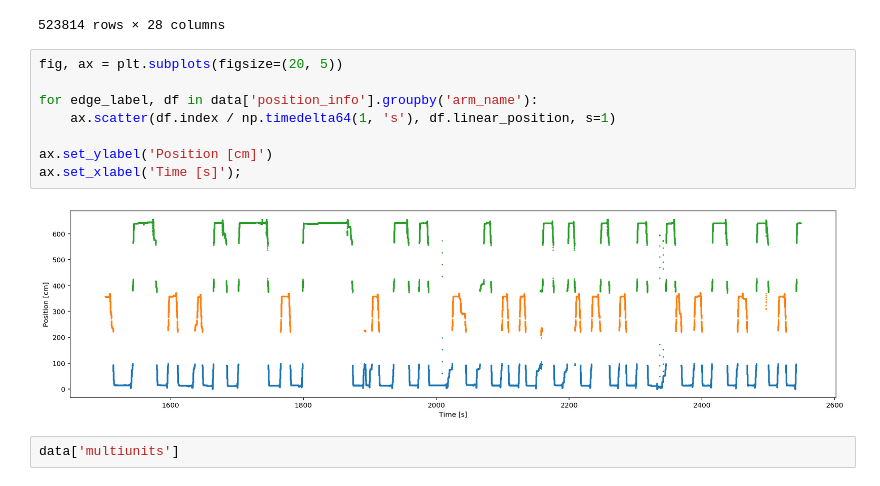
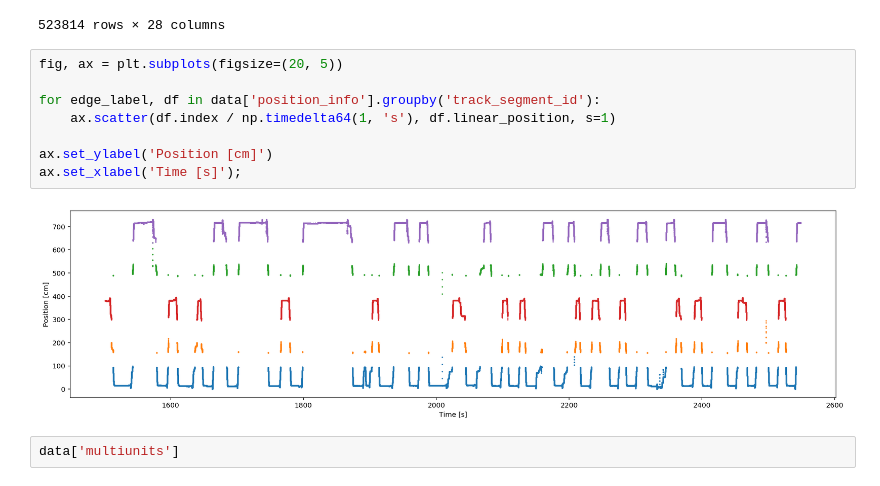
Before and after one commit to edeno/pose_analysis, a Jupyter notebook: notebooks/2019_12_12_Decoding.ipynb, the cells around one changed output. Drawn from its saved outputs; the diff is of its cells as text.

```diff
--- a/notebooks/2019_12_12_Decoding.ipynb
+++ b/notebooks/2019_12_12_Decoding.ipynb
@@ -34,13 +34,13 @@ data['position_info']
 # %%
 fig, ax = plt.subplots(figsize=(20, 5))
 
-for edge_label, df in data['position_info'].groupby('arm_name'):
+for edge_label, df in data['position_info'].groupby('track_segment_id'):
     ax.scatter(df.index / np.timedelta64(1, 's'), df.linear_position, s=1)
 
 ax.set_ylabel('Position [cm]')
 ax.set_xlabel('Time [s]');
 # %% [output]
-[figure, old version]
+[figure, new version]
 # %%
 data['multiunits']
 # %% [output]
```
Also changed, not shown: parts of 5 cells of this notebook, 2 other files.
